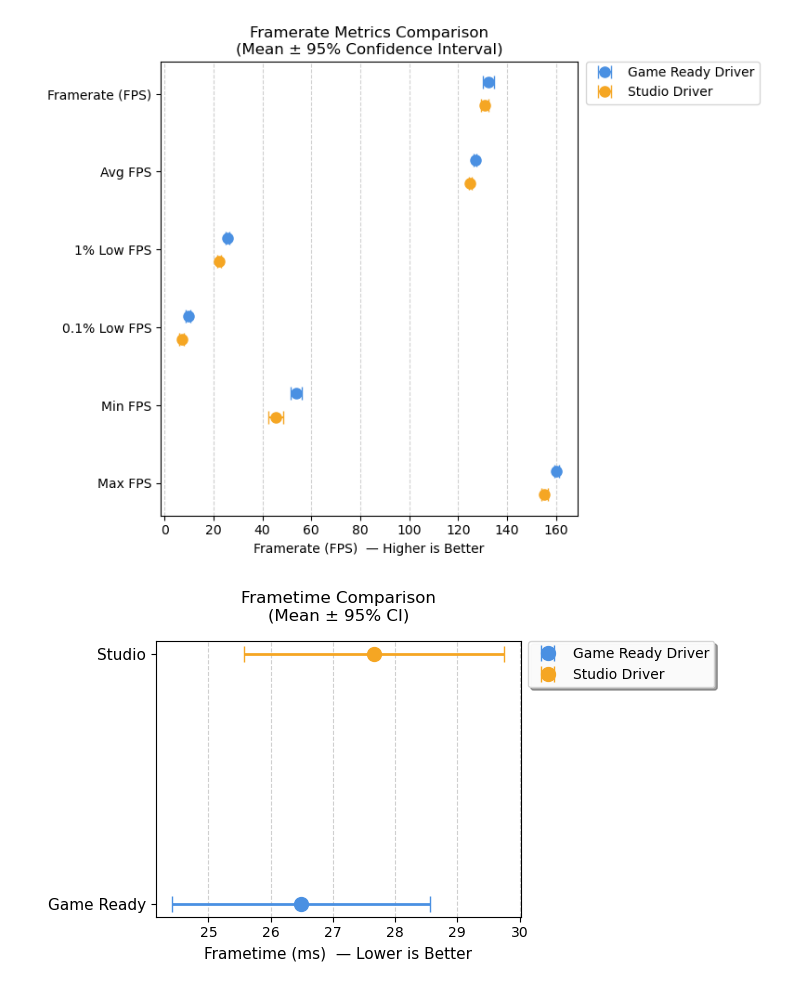
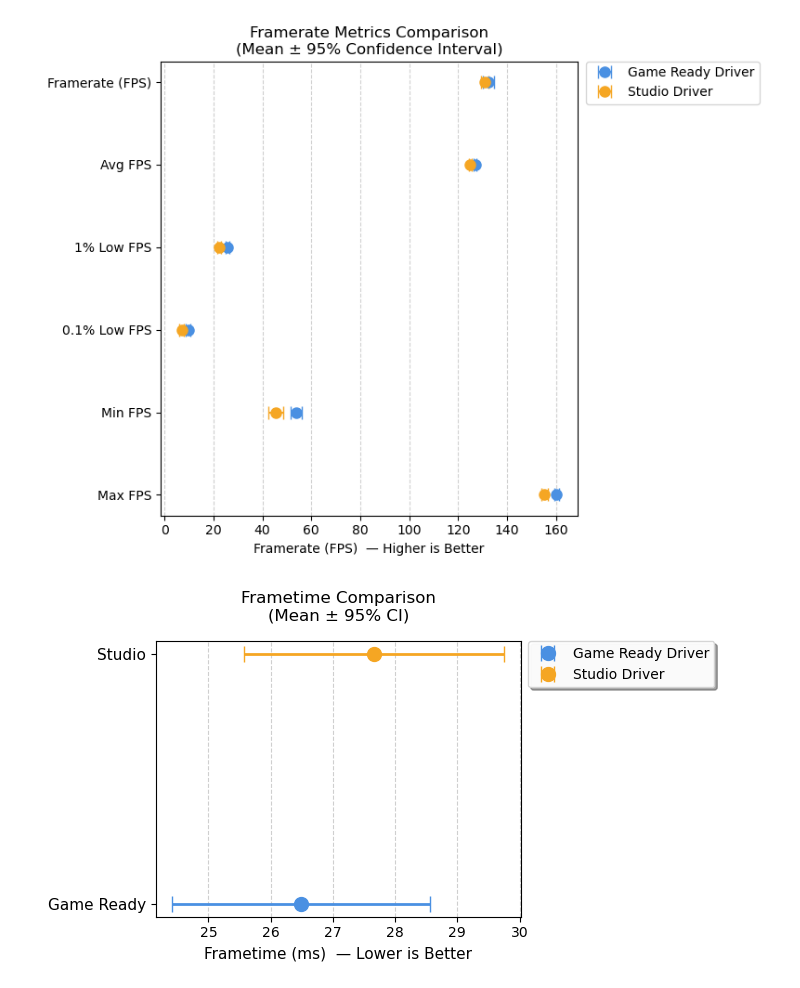
Before and after one commit to AungMoonLord/Game-Benchmark-Driver-Performance-Evaluation-, a Jupyter notebook: Visualization/graph_dotplot_error_bar.ipynb, the cells around one changed output. Saved outputs shown, nothing was run; the diff lists cells and outputs as text; code cells hidden in the pictures.

```diff
--- a/Visualization/graph_dotplot_error_bar.ipynb
+++ b/Visualization/graph_dotplot_error_bar.ipynb
@@ -51,36 +51,42 @@ means_st = [df_st.loc[m, 'Mean'] for m in fps_metrics]
 cis_st   = [extract_ci(df_st.loc[m, 'CI']) for m in fps_metrics]
 
 y_pos = np.arange(len(fps_metrics))
-offset = 0.15
+offset = 0.0   # ✅ ให้อยู่บรรทัดเดียวกัน เพื่อดู CI overlap
 
 # -----------------------------
 # Plot: FPS
 # -----------------------------
 plt.figure(figsize=(8, 6))
 
 plt.errorbar(
     means_gr, y_pos - offset, xerr=cis_gr,
     fmt='o', capsize=5, markersize=8,
     label='Game Ready Driver', color='#4A90E2'
 )
 
 plt.errorbar(
     means_st, y_pos + offset, xerr=cis_st,
     fmt='o', capsize=5, markersize=8,
     label='Studio Driver', color='#F5A623'
 )
 
 plt.yticks(y_pos, labels_fps)
 plt.xlabel('Framerate (FPS)  — Higher is Better')
 plt.title('Framerate Metrics Comparison\n(Mean ± 95% Confidence Interval)')
 
 plt.grid(axis='x', linestyle='--', alpha=0.6)
 plt.gca().invert_yaxis()
-plt.legend(loc='upper left', bbox_to_anchor=(1.02, 1), borderaxespad=0.)
+
+plt.legend(
+    loc='upper left',
+    bbox_to_anchor=(1.02, 1),
+    borderaxespad=0.
+)
+
 plt.tight_layout()
 plt.show()
 # %% [output]
-[figure, old version]
+[figure, new version]
 # %%
 # -----------------------------
 # Frametime data
```
